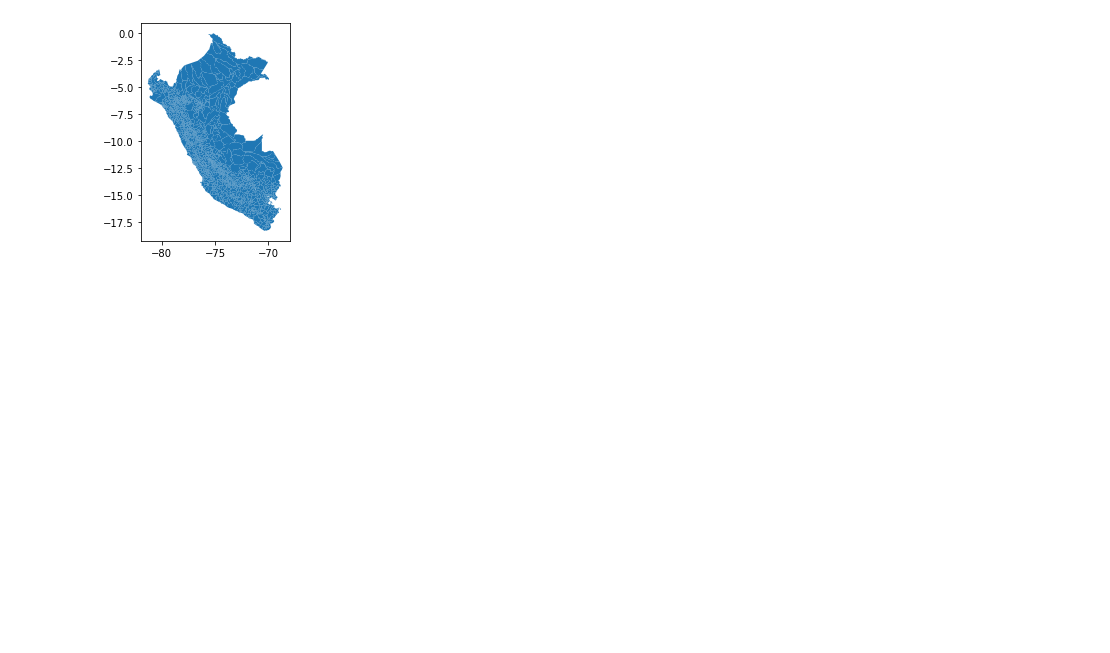
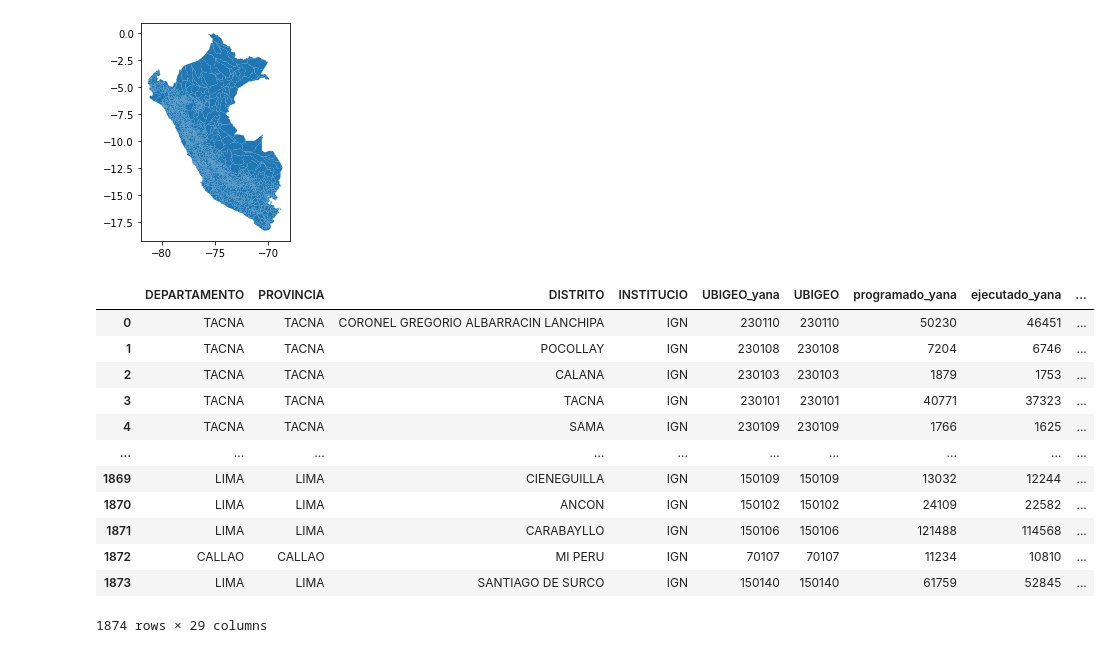
Before and after one commit to MAGALLANESJoseManuel/Midis_Bono600, a Jupyter notebook: PreDataMidis.ipynb, the cells around one changed output. Saved outputs shown, nothing was run; the diff lists cells and outputs as text; code cells hidden in the pictures; blank space fills up the shorter version.

```diff
--- a/PreDataMidis.ipynb
+++ b/PreDataMidis.ipynb
@@ -1277,5 +1277,19 @@ midis.plot()
 datadismap.to_file("midisceplan.geojson", driver="GeoJSON")
 # %%
 linkGit3='https://github.com/MAGALLANESJoseManuel/Midis_Bono600/raw/main/midisceplan.geojson'
-midis=gpd.read_file(linkGit3)
-midis
+midis3=gpd.read_file(linkGit3)
+midis3
+# %% [output]
+|  | DEPARTAMENTO | PROVINCIA | DISTRITO | INSTITUCIO | UBIGEO_yana | UBIGEO | programado_yana | ejecutado_yana | ... |
+| 0 | TACNA | TACNA | CORONEL GREGORIO ALBARRACIN LANCHIPA | IGN | 230110 | 230110 | 50230 | 46451 | ... |
+| 1 | TACNA | TACNA | POCOLLAY | IGN | 230108 | 230108 | 7204 | 6746 | ... |
+| 2 | TACNA | TACNA | CALANA | IGN | 230103 | 230103 | 1879 | 1753 | ... |
+| 3 | TACNA | TACNA | TACNA | IGN | 230101 | 230101 | 40771 | 37323 | ... |
+| 4 | TACNA | TACNA | SAMA | IGN | 230109 | 230109 | 1766 | 1625 | ... |
+| ... | ... | ... | ... | ... | ... | ... | ... | ... | ... |
+| 1869 | LIMA | LIMA | CIENEGUILLA | IGN | 150109 | 150109 | 13032 | 12244 | ... |
+| 1870 | LIMA | LIMA | ANCON | IGN | 150102 | 150102 | 24109 | 22582 | ... |
+| 1871 | LIMA | LIMA | CARABAYLLO | IGN | 150106 | 150106 | 121488 | 114568 | ... |
+| 1872 | CALLAO | CALLAO | MI PERU | IGN | 70107 | 70107 | 11234 | 10810 | ... |
+| 1873 | LIMA | LIMA | SANTIAGO DE SURCO | IGN | 150140 | 150140 | 61759 | 52845 | ... |
+1874 rows × 29 columns
```
